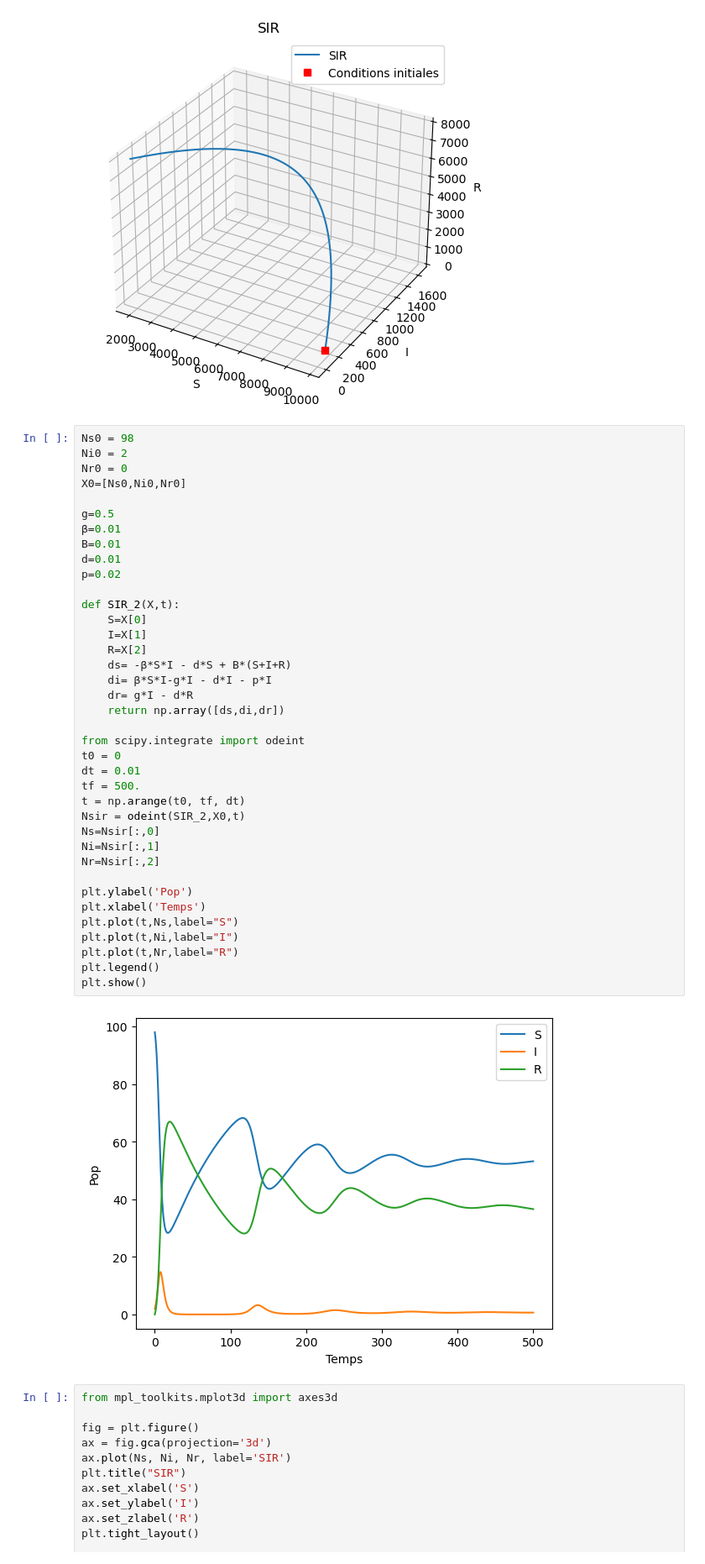
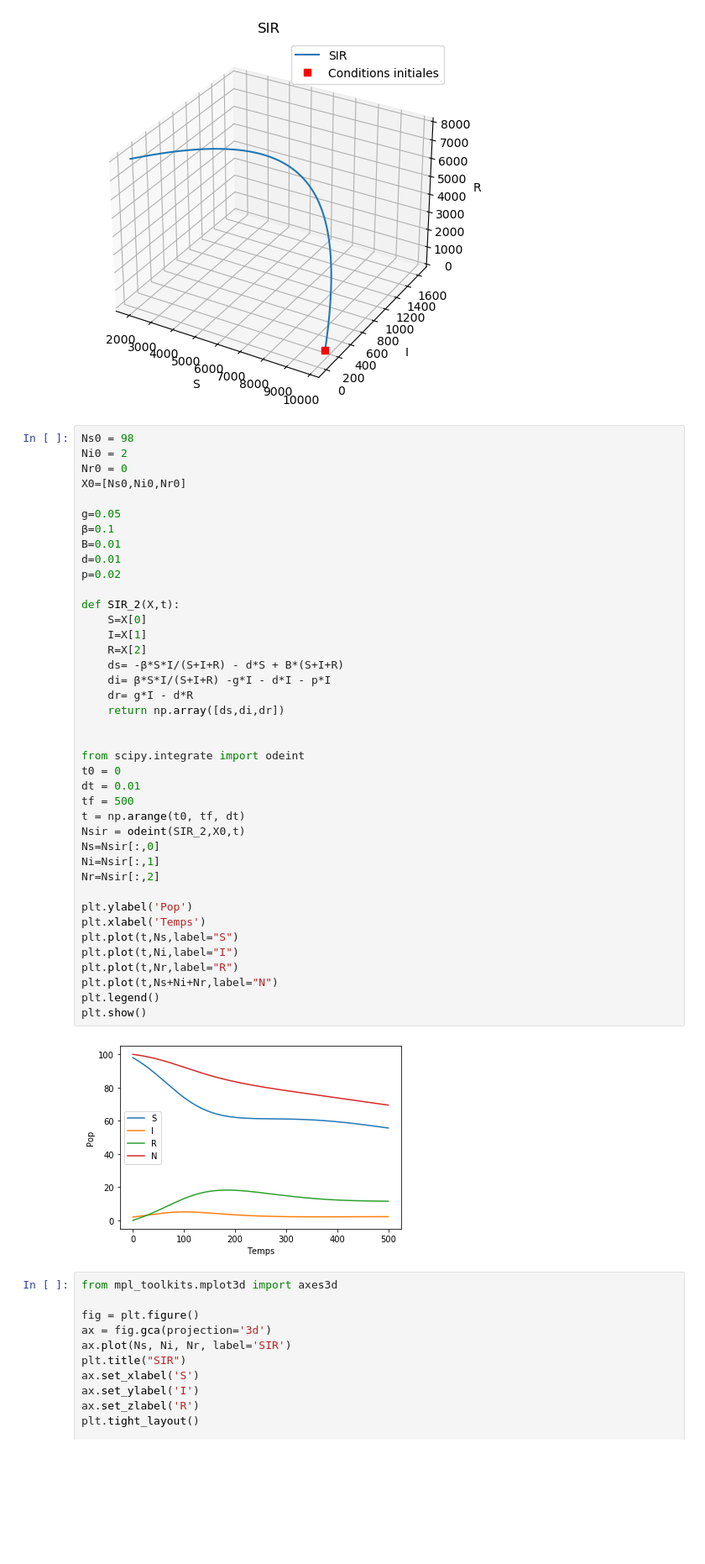
Before and after one commit to LasMatematicas/modelo_SIR, a Jupyter notebook: Épidémiologie.ipynb, the cells around one changed output. Shown at 84% size. Drawn from its saved outputs; the diff is of its cells as text; blank space fills up the shorter version.

```diff
--- a/Épidémiologie.ipynb
+++ b/Épidémiologie.ipynb
@@ -136,40 +136,42 @@ Ni0 = 2
 Nr0 = 0
 X0=[Ns0,Ni0,Nr0]
 
-g=0.5
-β=0.01
+g=0.05
+β=0.1
 B=0.01
 d=0.01
 p=0.02
 
 def SIR_2(X,t):
     S=X[0]
     I=X[1]
     R=X[2]
-    ds= -β*S*I - d*S + B*(S+I+R)
-    di= β*S*I-g*I - d*I - p*I
+    ds= -β*S*I/(S+I+R) - d*S + B*(S+I+R)
+    di= β*S*I/(S+I+R) -g*I - d*I - p*I
     dr= g*I - d*R
     return np.array([ds,di,dr])
+
 
 from scipy.integrate import odeint
 t0 = 0
 dt = 0.01
-tf = 500.
+tf = 500
 t = np.arange(t0, tf, dt)
 Nsir = odeint(SIR_2,X0,t)
 Ns=Nsir[:,0]
 Ni=Nsir[:,1]
 Nr=Nsir[:,2]
 
 plt.ylabel('Pop')
 plt.xlabel('Temps')
 plt.plot(t,Ns,label="S")
 plt.plot(t,Ni,label="I")
 plt.plot(t,Nr,label="R")
+plt.plot(t,Ns+Ni+Nr,label="N")
 plt.legend()
 plt.show()
 # %% [output]
-[figure, old version]
+[figure, new version]
 # %%
 from mpl_toolkits.mplot3d import axes3d
 
```
Also changed, not shown: parts of 4 cells of this notebook.
